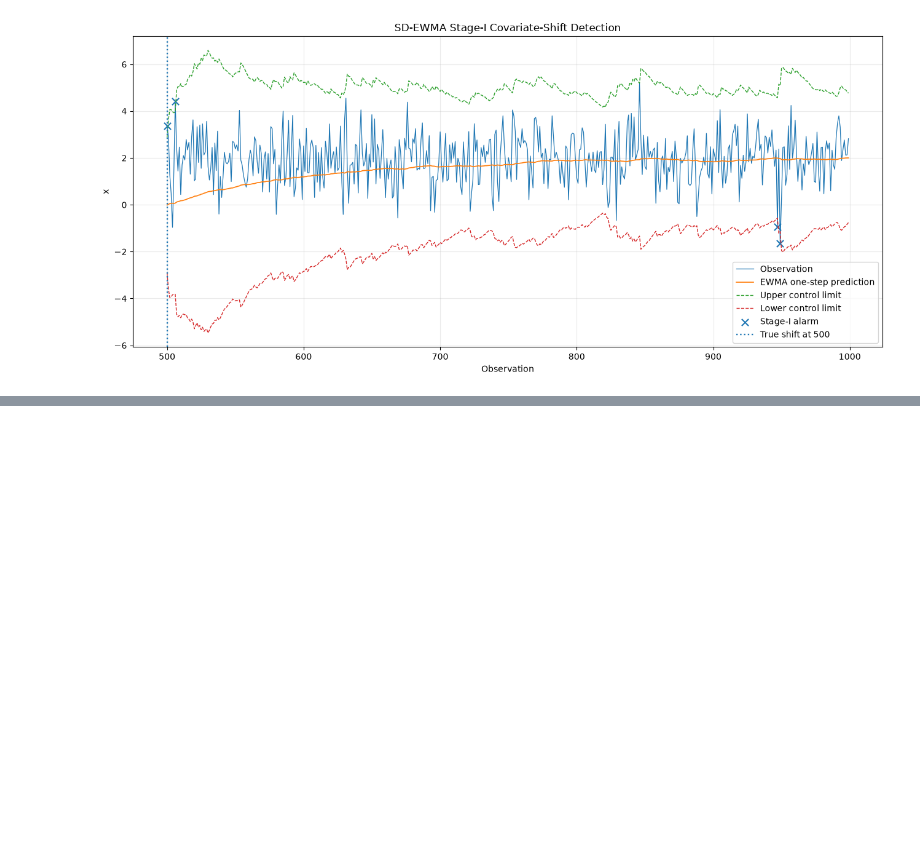
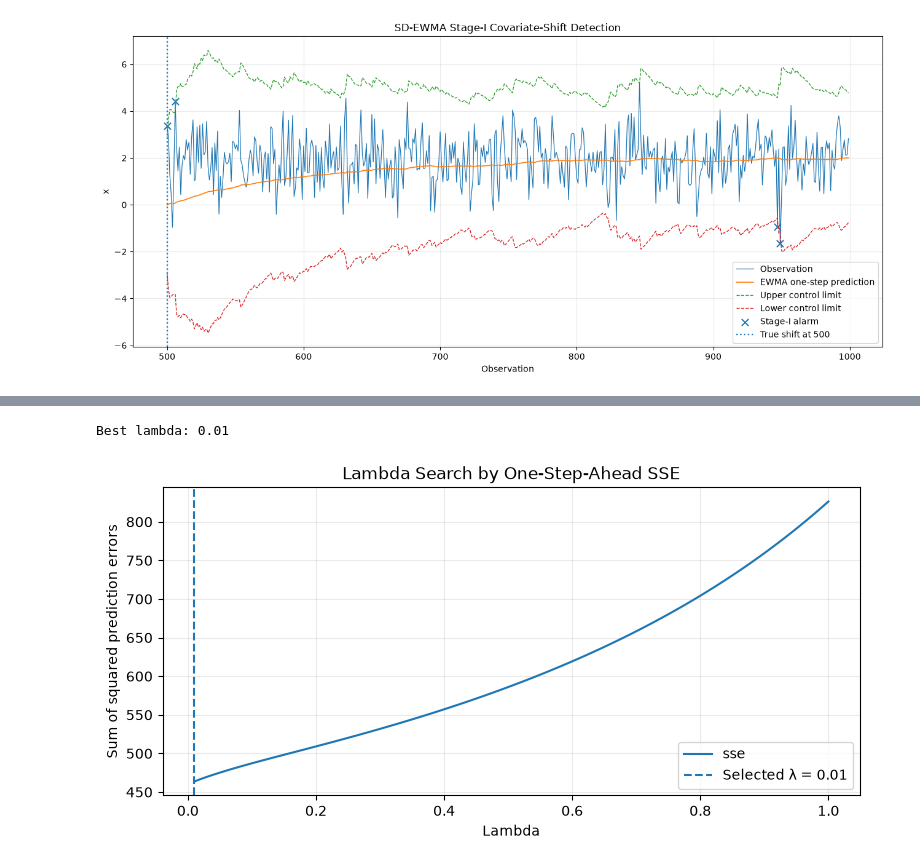
Before and after one commit to hlin863/ewma_covariate_shift_demo, a Jupyter notebook: notebooks/02_sd_ewma_detection.ipynb, the cells around one changed output, grey strips where cells are left out. Drawn from its saved outputs; the diff is of its cells as text; code cells hidden in the pictures; blank space fills up the shorter version.

```diff
--- a/notebooks/02_sd_ewma_detection.ipynb
+++ b/notebooks/02_sd_ewma_detection.ipynb
@@ -276,0 +286,30 @@ plt.show()
+# %%
+from src.ewma import estimate_lambda
+
+best_lambda, lambda_results = estimate_lambda(
+    training_data["x"].to_numpy()
+)
+
+print(f"Best lambda: {best_lambda:.2f}")
+
+ax = lambda_results.plot(
+    x="lambda",
+    y="sse",
+    figsize=(9, 4),
+    title="Lambda Search by One-Step-Ahead SSE",
+    legend=False,
+)
+
+ax.axvline(
+    best_lambda,
+    linestyle="--",
+    label=f"Selected λ = {best_lambda:.2f}",
+)
+
+ax.set_xlabel("Lambda")
+ax.set_ylabel("Sum of squared prediction errors")
+ax.legend()
+ax.grid(alpha=0.25)
+# %% [output]
+Best lambda: 0.01
+[figure, added]
```
Also changed, not shown: parts of 5 cells of this notebook, 1 other file.
